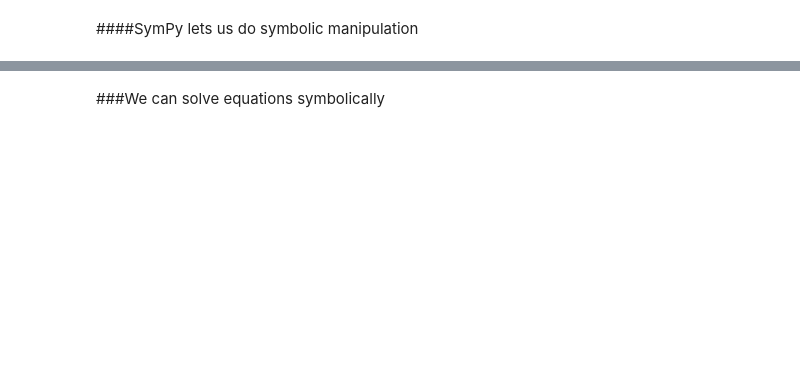
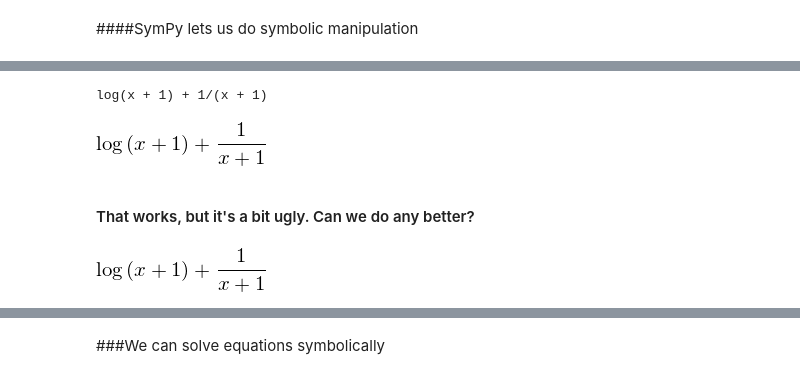
Before and after one commit to ChimeraCoder/intro-to-scipy-and-numpy, a Jupyter notebook: NumPy.ipynb, the cells around one changed output, grey strips where cells are left out. Cells and saved outputs as stored; diff of their text form; code cells hidden in the pictures; blank space fills up the shorter version.

```diff
--- a/NumPy.ipynb
+++ b/NumPy.ipynb
@@ -152,12 +311,20 @@ limit (x*log (x),x,20)
 # %%
-sympy.integrate(x/(x**2+2*x+1), x)
+integrate(x/(x**2+2*x+1), x)
+# %% [output]
+log(x + 1) + 1/(x + 1)
 # %%
 from sympy import latex, init_printing
 # %%
-sympy.integrate(x/(x**2+2*x+1), x)
+integrate(x/(x**2+2*x+1), x)
+# %% [output]
+[figure, added]
+# %% [markdown]
+#### That works, but it's a bit ugly. Can we do any better?
 # %%
 init_printing()
 # %%
-sympy.integrate(x/(x**2+2*x+1), x)
+integrate(x/(x**2+2*x+1), x)
+# %% [output]
+[figure, added]
 # %%
 Integral(sqrt(1/x), x)
```
Also changed, not shown: parts of 57 cells of this notebook.
